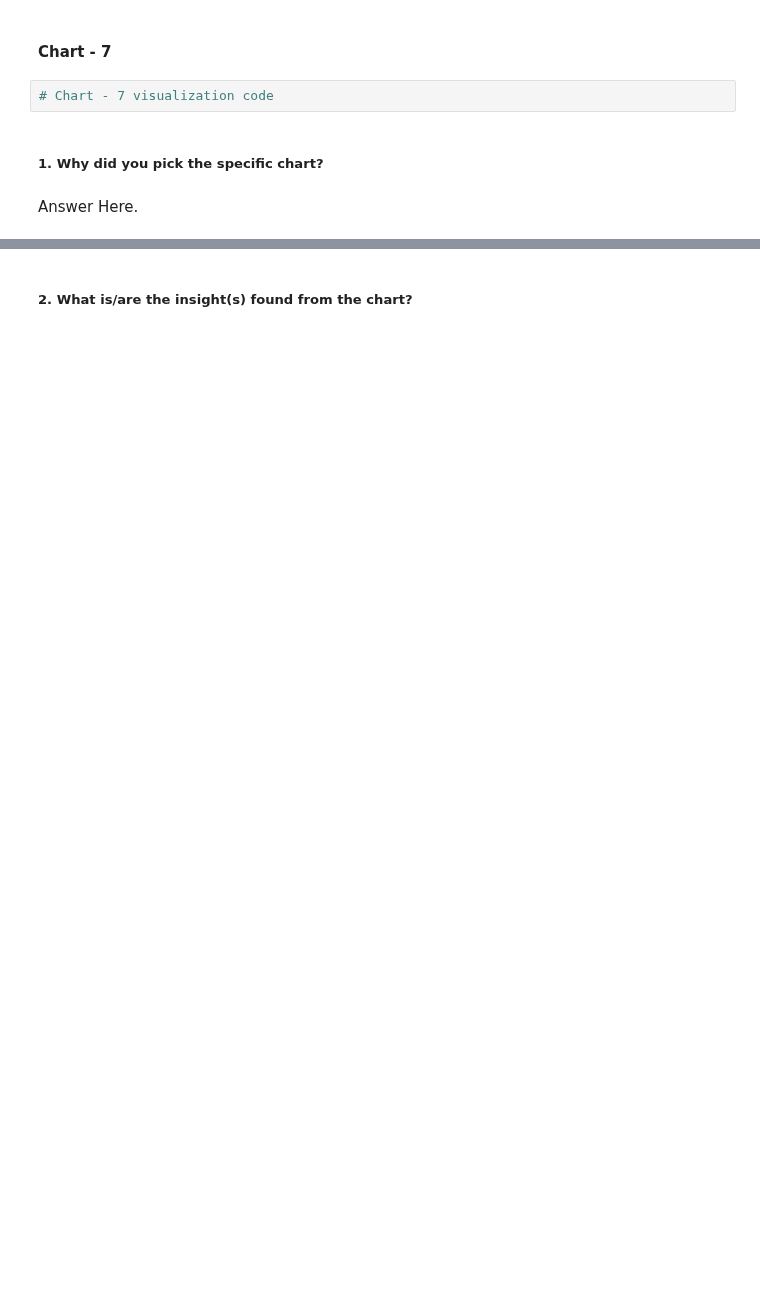
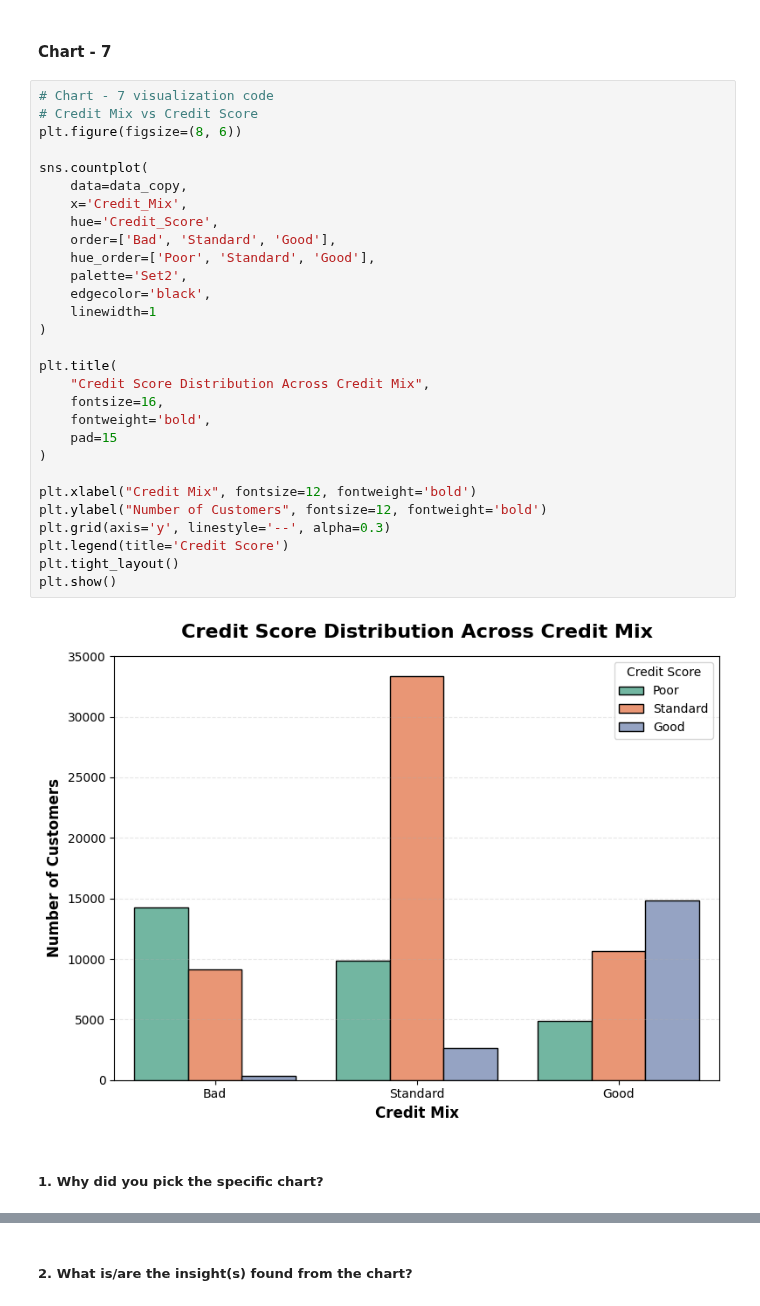
Before and after one commit to Shuvam-2000/Paisa-Bazar-Bank-Fraud-Analysis, a Jupyter notebook: Paisa_Bazar_Bank_Fraud_Analysis.ipynb, the cells around one changed output, grey strips where cells are left out. Drawn from its saved outputs; the diff is of its cells as text; blank space fills up the shorter version.

```diff
--- a/Paisa_Bazar_Bank_Fraud_Analysis.ipynb
+++ b/Paisa_Bazar_Bank_Fraud_Analysis.ipynb
@@ -1090,8 +1255,35 @@ Answer Here
 # %% [markdown]
 #### Chart - 7
-# %%
-# Chart - 7 visualization code
+# %%
+# Chart - 7 visualization code
+# Credit Mix vs Credit Score
+plt.figure(figsize=(8, 6))
+
+sns.countplot(
+    data=data_copy,
+    x='Credit_Mix',
+    hue='Credit_Score',
+    order=['Bad', 'Standard', 'Good'],
+    hue_order=['Poor', 'Standard', 'Good'],
+    palette='Set2',
+    edgecolor='black',
+    linewidth=1
+)
+
+plt.title(
+    "Credit Score Distribution Across Credit Mix",
+    fontsize=16,
+    fontweight='bold',
+    pad=15
+)
+
+plt.xlabel("Credit Mix", fontsize=12, fontweight='bold')
+plt.ylabel("Number of Customers", fontsize=12, fontweight='bold')
+plt.grid(axis='y', linestyle='--', alpha=0.3)
+plt.legend(title='Credit Score')
+plt.tight_layout()
+plt.show()
+# %% [output]
+[figure, added]
 # %% [markdown]
 ##### 1. Why did you pick the specific chart?
-# %% [markdown]
-Answer Here.
```
Also changed, not shown: parts of 100 cells of this notebook.
